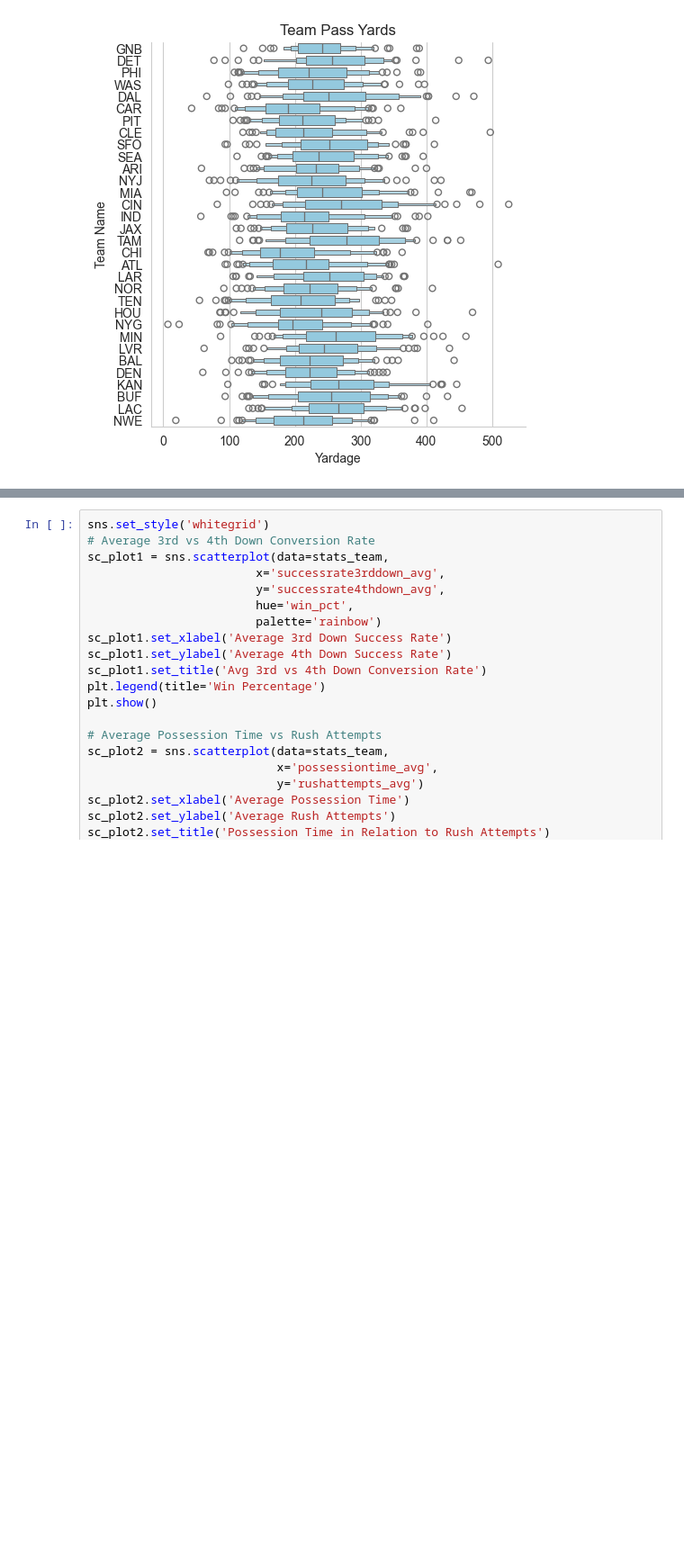
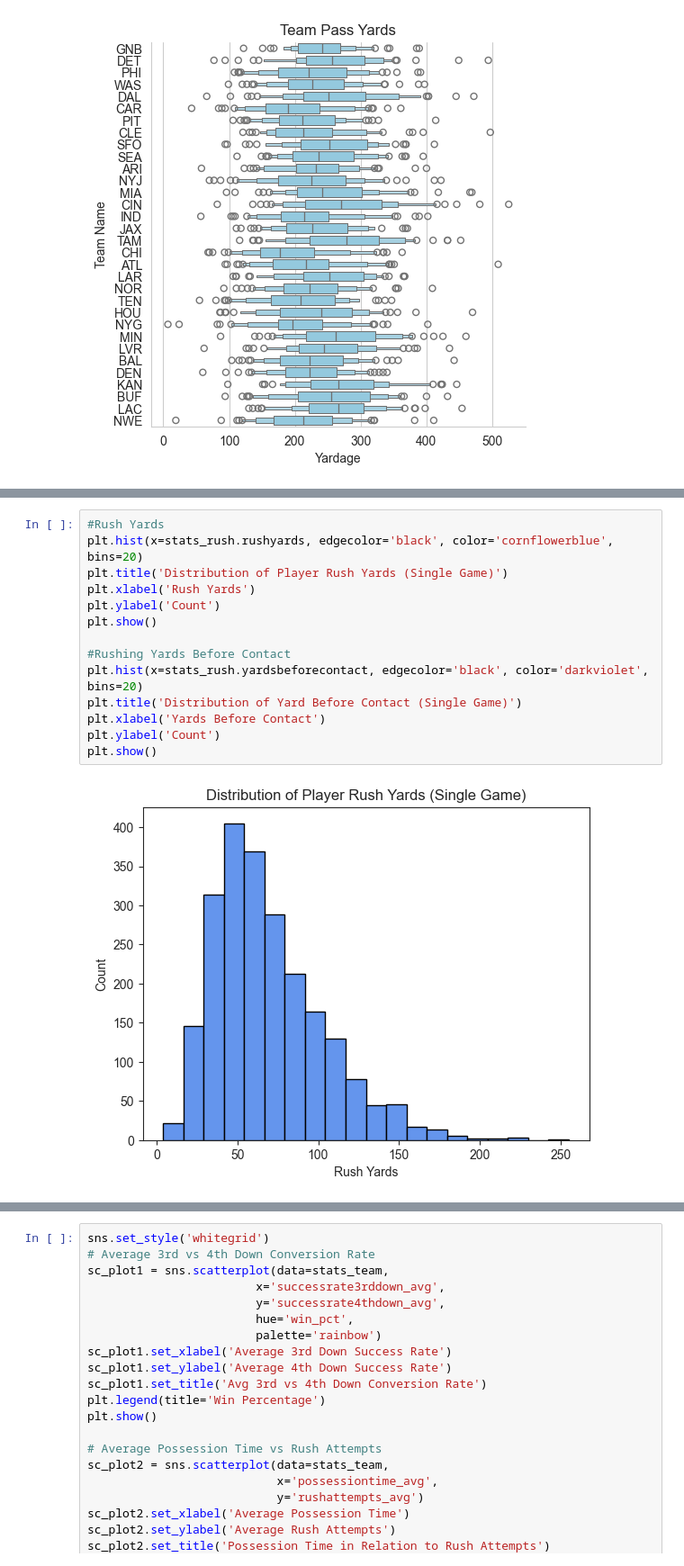
Before and after one commit to CamSmithers/NFL, a Jupyter notebook: Basic Analysis.ipynb, the cells around one changed output, grey strips where cells are left out. Shown at 90% size. Cells and saved outputs as stored; diff of their text form; blank space fills up the shorter version.

```diff
--- a/Basic Analysis.ipynb
+++ b/Basic Analysis.ipynb
@@ -150,0 +128,16 @@ Index(['gamedate', 'team_name', 'first_downs', 'net_pass_yards', 'total_yards',
+# %%
+#Rush Yards
+plt.hist(x=stats_rush.rushyards, edgecolor='black', color='cornflowerblue', bins=20)
+plt.title('Distribution of Player Rush Yards (Single Game)')
+plt.xlabel('Rush Yards')
+plt.ylabel('Count')
+plt.show()
+
+#Rushing Yards Before Contact
+plt.hist(x=stats_rush.yardsbeforecontact, edgecolor='black', color='darkviolet', bins=20)
+plt.title('Distribution of Yard Before Contact (Single Game)')
+plt.xlabel('Yards Before Contact')
+plt.ylabel('Count')
+plt.show()
+# %% [output]
+[figure, added]
```
Also changed, not shown: parts of 18 cells of this notebook, 1 other file.
